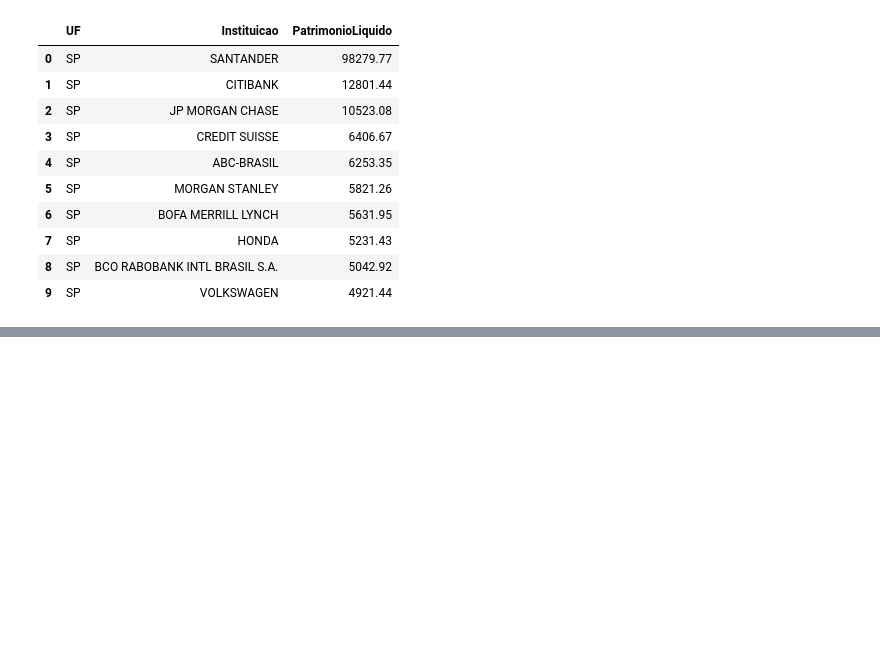
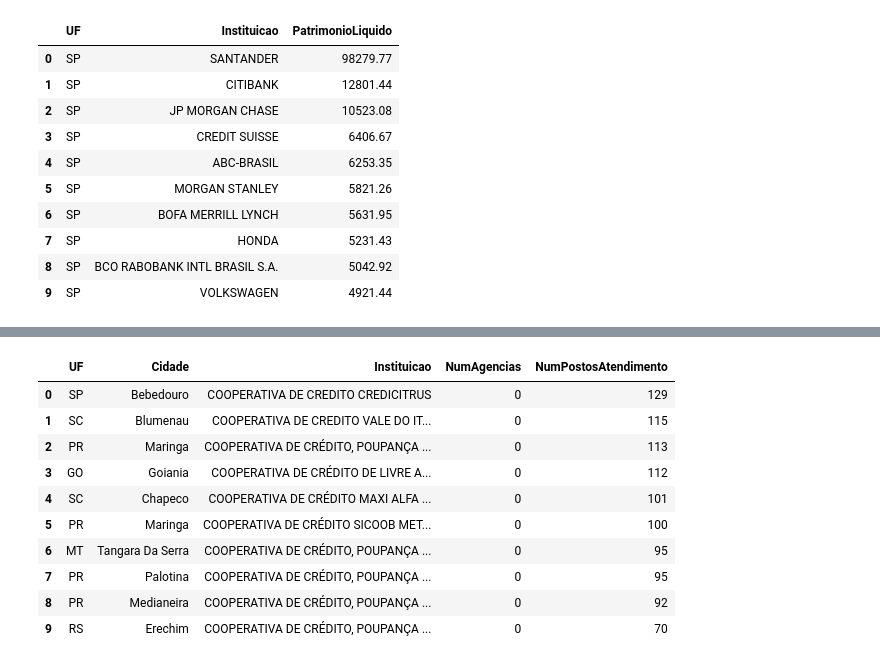
Before and after one commit to alexcamargos/bacen-ifdata-scraper, a Jupyter notebook: data_analytics/summary_prudential_conglomerates.ipynb, the cells around one changed output, grey strips where cells are left out. Drawn from its saved outputs; the diff is of its cells as text; code cells hidden in the pictures; blank space fills up the shorter version.

```diff
--- a/data_analytics/summary_prudential_conglomerates.ipynb
+++ b/data_analytics/summary_prudential_conglomerates.ipynb
@@ -1323,0 +1379,18 @@ filter_and_sort_df(df,
+# %%
+# Considerando apenas as cooperativas de crédito singular.
+filter_and_sort_df(df,
+                   filter=(df['TipoConsBancario'] == 'b3S'),
+                   columns=['UF', 'Cidade', 'Instituicao', 'NumAgencias', 'NumPostosAtendimento'],
+                   sorting='NumPostosAtendimento')
+# %% [output]
+|  | UF | Cidade | Instituicao | NumAgencias | NumPostosAtendimento |
+| 0 | SP | Bebedouro | COOPERATIVA DE CREDITO CREDICITRUS | 0 | 129 |
+| 1 | SC | Blumenau | COOPERATIVA DE CREDITO VALE DO IT... | 0 | 115 |
+| 2 | PR | Maringa | COOPERATIVA DE CRÉDITO, POUPANÇA ... | 0 | 113 |
+| 3 | GO | Goiania | COOPERATIVA DE CRÉDITO DE LIVRE A... | 0 | 112 |
+| 4 | SC | Chapeco | COOPERATIVA DE CRÉDITO MAXI ALFA ... | 0 | 101 |
+| 5 | PR | Maringa | COOPERATIVA DE CRÉDITO SICOOB MET... | 0 | 100 |
+| 6 | MT | Tangara Da Serra | COOPERATIVA DE CRÉDITO, POUPANÇA ... | 0 | 95 |
+| 7 | PR | Palotina | COOPERATIVA DE CRÉDITO, POUPANÇA ... | 0 | 95 |
+| 8 | PR | Medianeira | COOPERATIVA DE CRÉDITO, POUPANÇA ... | 0 | 92 |
+| 9 | RS | Erechim | COOPERATIVA DE CRÉDITO, POUPANÇA ... | 0 | 70 |
```
Also changed, not shown: parts of 7 cells of this notebook.
